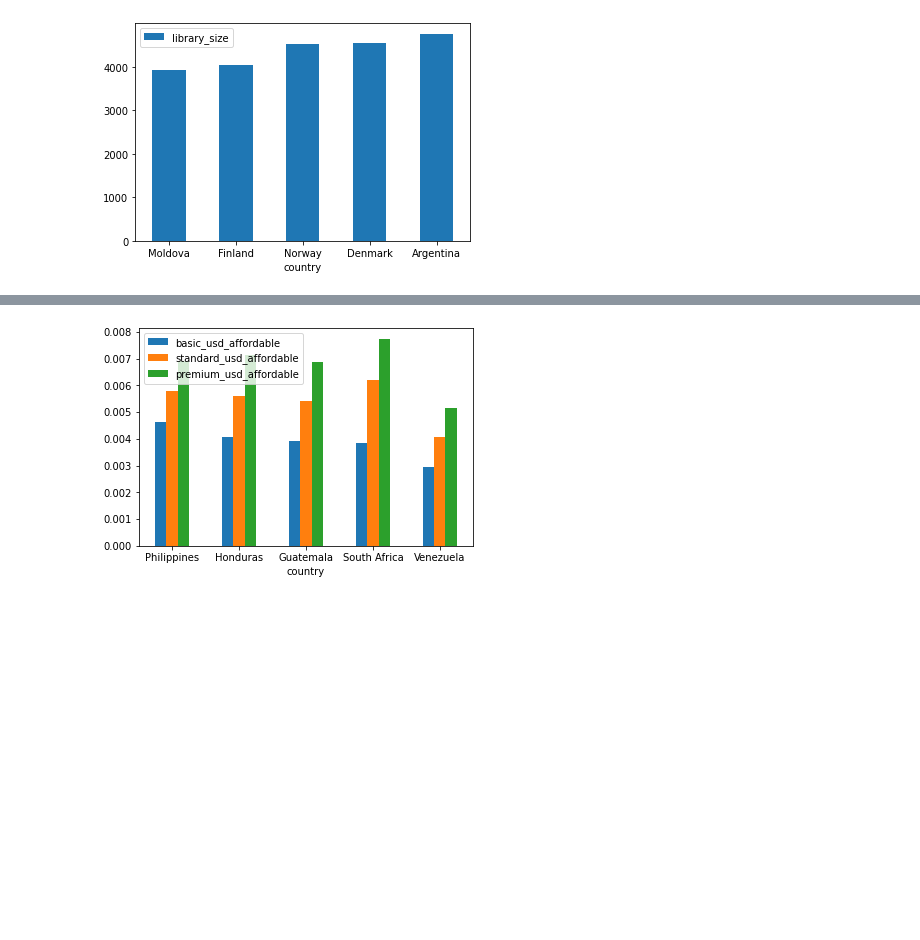
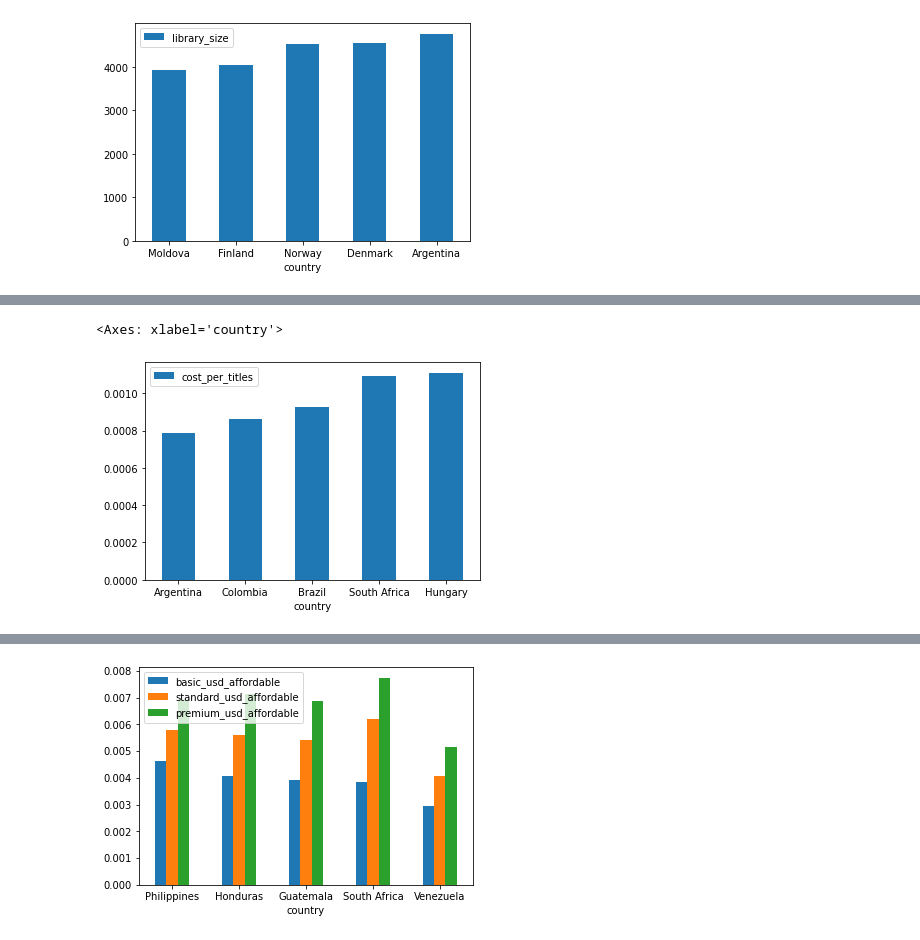
Before and after one commit to khralovich/netflix_fee_analysis, a Jupyter notebook: netflix.ipynb, the cells around one changed output, grey strips where cells are left out. Drawn from its saved outputs; the diff is of its cells as text; code cells hidden in the pictures; blank space fills up the shorter version.

```diff
--- a/netflix.ipynb
+++ b/netflix.ipynb
@@ -168,3 +209,9 @@ bottom_libs.plot.bar(x='country', y='library_size', rot=0);
+# %%
+cost_per_title_bottom_5 = cost_per_title_top.sort_values('cost_per_titles', ascending=True).head(5)
+cost_per_title_bottom_5.plot.bar(x='country', rot=0)
+# %% [output]
+<Axes: xlabel='country'>
+[figure, added]
 # %%
 """
 df_affordable is created by selecting specific columns
```
Also changed, not shown: parts of 17 cells of this notebook.
